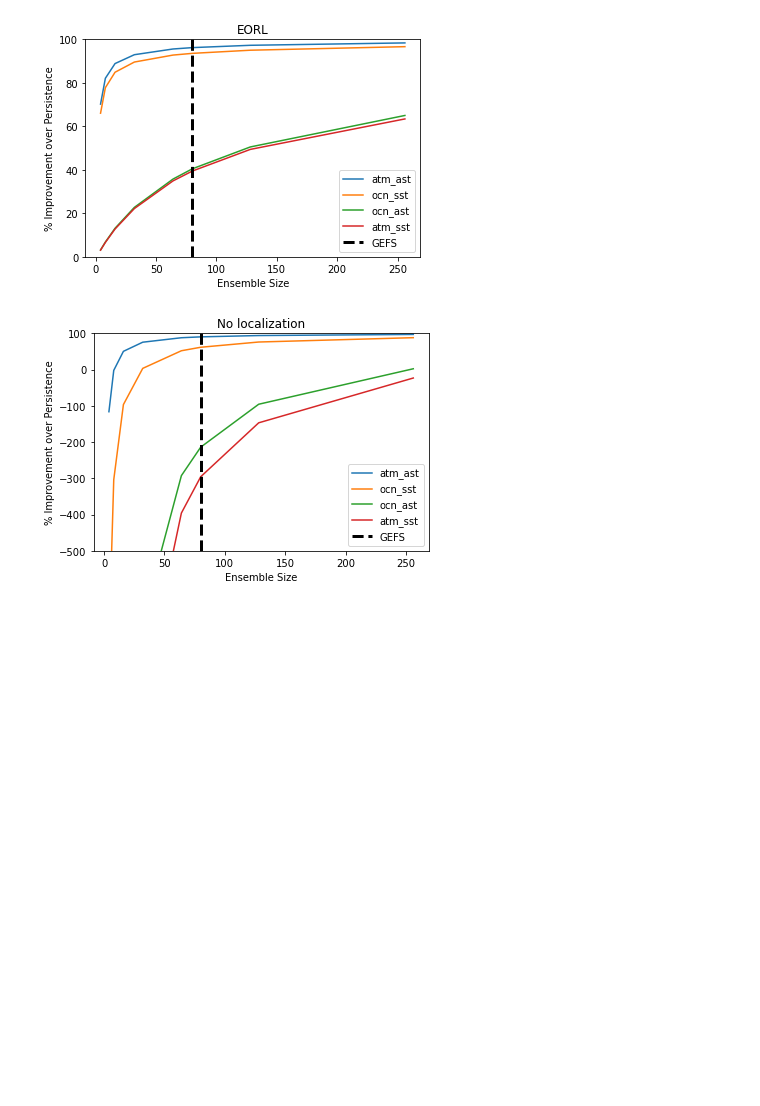
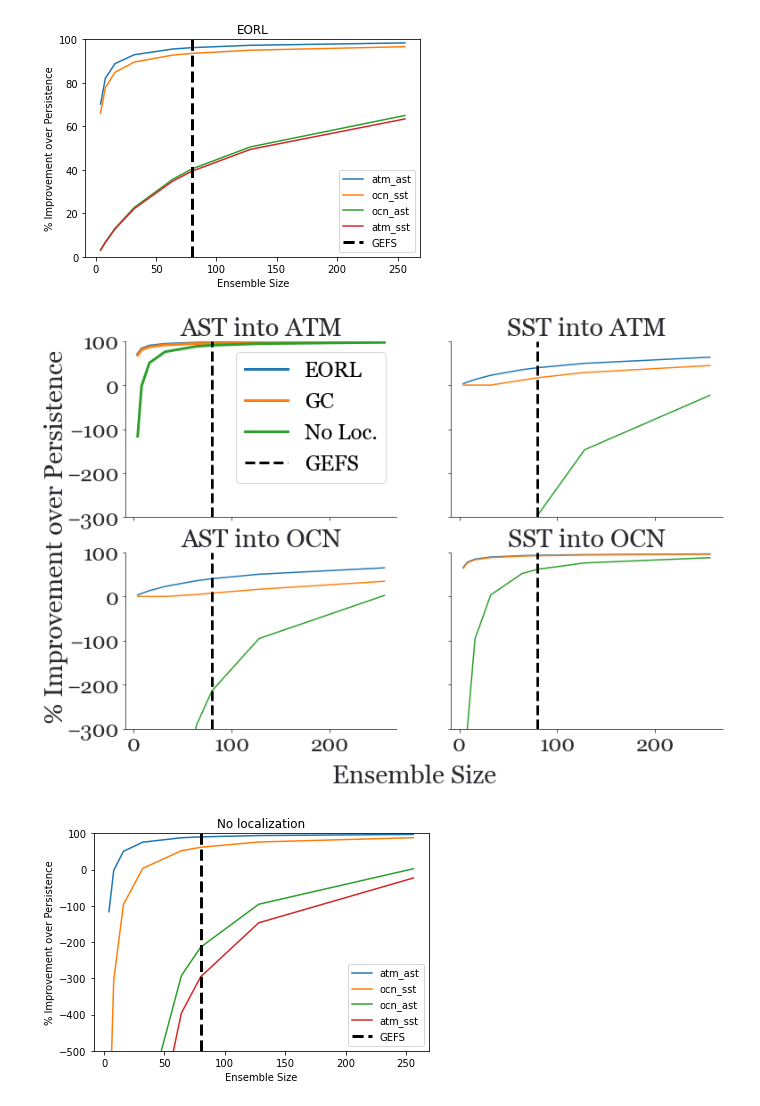
Before and after one commit to NOAA-PSL/obs_loc_for_scda, a Jupyter notebook: notebooks/opt_loc_by_ens_size.ipynb, the cells around one changed output. Cells and saved outputs as stored; diff of their text form; code cells hidden in the pictures; blank space fills up the shorter version.

```diff
--- a/notebooks/opt_loc_by_ens_size.ipynb
+++ b/notebooks/opt_loc_by_ens_size.ipynb
@@ -19,6 +19,12 @@ proj_dir = '/Users/zstanley/Documents/git_repos/obs_loc_for_scda/'
 plot_dir = proj_dir + '/plots/global_maps/opt_loc/'
 my_data_dir = proj_dir + '/my_data/20151206.030000/'
 nb_dir = proj_dir + '/notebooks/'
+# %%
+# Define colors
+raisin_black = [45/256, 42/256, 50/256]
+heliotrope_gray = [162/256, 155/256, 171/256]
+pacific_blue = [37/256, 162/256, 192/256]
+deep_saffron = [255/256, 145/256, 51/256]
 # %%
 def get_filenum(filename):
   match_obj = re.search('(?<=opt_loc_global_Ne).*(?=\.nc)', filename)
@@ -37,15 +43,17 @@ def preprocess(ds):
   return dsnew
 # %%
 ds =  xr.open_mfdataset(my_data_dir+'/opt_loc_global_Ne*.nc', autoclose=True, preprocess=preprocess)
+# %%
+mask = ds['error_unloc_ocn_sst'] == 0
 # %%
 keys = list(ds.data_vars)
-for ii in (0,12):
+for ii in (0,4,10,12):
     ds[keys[ii]+'_relative'] = 1 - ds[keys[ii]]/ds[keys[14]]
-for ii in (1, 13):
+for ii in (1,5,11,13):
     ds[keys[ii]+'_relative'] = 1 - ds[keys[ii]]/ds[keys[15]]
-for ii in (16,28):
+for ii in (16,20,26,28):
     ds[keys[ii]+'_relative'] = 1 - ds[keys[ii]]/ds[keys[30]]
-for ii in (17,29):
+for ii in (17,21,27,29):
     ds[keys[ii]+'_relative'] = 1 - ds[keys[ii]]/ds[keys[31]]
 
 keys2 = list(ds.data_vars)
@@ -73,6 +81,61 @@ plt.savefig(plot_dir+'eorl_vs_enssize.png')
 plt.show()
 # %% [output]
 [figure]
+# %%
+## Create subplots
+fig, axs = plt.subplots(nrows=2, ncols=2, sharex=True, sharey=True)
+
+# AST into ATM
+axs[0,0].plot(ds['ens_size'].values, 100*ds['error_eorl_atm_ast_relative_median'].values, linewidth=3, label='EORL')
+axs[0,0].plot(ds['ens_size'].values, 100*ds['error_gcr_atm_ast_relative_median'].values, linewidth=3, label='GC')
+axs[0,0].plot(ds['ens_size'].values, 100*ds['error_unloc_atm_ast_relative_median'].values, linewidth=3, label='No Loc.')
+axs[0,0].axvline(80, color='k', linestyle='--', linewidth=3, label = 'GEFS')
+
+# SST into ATM
+axs[0,1].plot(ds['ens_size'].values, 100*ds['error_eorl_atm_sst_relative_median'].values)
+axs[0,1].plot(ds['ens_size'].values, 100*ds['error_gcr_atm_sst_relative_median'].values)
+axs[0,1].plot(ds['ens_size'].values, 100*ds['error_unloc_atm_sst_relative_median'].values)
+axs[0,1].axvline(80, color='k', linestyle='--', linewidth=3)
+
+# AST into OCN
+axs[1,0].plot(ds['ens_size'].values, 100*ds['error_eorl_ocn_ast_relative_median'].values)
+axs[1,0].plot(ds['ens_size'].values, 100*ds['error_gcr_ocn_ast_relative_median'].values)
+axs[1,0].plot(ds['ens_size'].values, 100*ds['error_unloc_ocn_ast_relative_median'].values)
+axs[1,0].axvline(80, color='k', linestyle='--', linewidth=3)
+
+# SST into OCN
+axs[1,1].plot(ds['ens_size'].values, 100*ds['error_eorl_ocn_sst_relative_median'].values)
+axs[1,1].plot(ds['ens_size'].values, 100*ds['error_gcr_ocn_sst_relative_median'].values)
+axs[1,1].plot(ds['ens_size'].values, 100*ds['error_unloc_ocn_sst_relative_median'].values)
+axs[1,1].axvline(80, color='k', linestyle='--', linewidth=3)
+
+# Titles
+fig.supylabel('% Improvement over Persistence', color=raisin_black)
+fig.supxlabel('Ensemble Size', color=raisin_black)
+axs[0,0].legend()
+axs[0,0].set_title('AST into ATM', color=raisin_black)
+axs[0,1].set_title('SST into ATM', color=raisin_black)
+axs[1,0].set_title('AST into OCN', color=raisin_black)
+axs[1,1].set_title('SST into OCN', color=raisin_black)
+
+# Adjust aesthetics
+for ax in axs.reshape(-1):
+    ax.set_ylim([-300, 100])
+    ax.spines['bottom'].set_color(raisin_black)
+    ax.spines['top'].set_visible(False)
+    ax.spines['right'].set_visible(False)
+    ax.spines['left'].set_color(raisin_black)
+    ax.xaxis.label.set_color(raisin_black)
+    ax.yaxis.label.set_color(raisin_black)
+    ax.tick_params(colors=raisin_black, which='both')
+
+plt.rcParams['figure.figsize'] = [12,8]
+plt.rcParams.update({'font.sans-serif':'Georgia'})
+plt.rcParams.update({'font.size':24})
+plt.savefig(plot_dir+'/ast_sst_rloc_errors_vs_ens_size.png',  bbox_inches='tight')
+plt.show()
+# %% [output]
+[figure, added]
 # %%
 plt.plot(ds['ens_size'].values, 100*ds['error_unloc_atm_ast_relative_median'].values, label='atm_ast')
 plt.plot(ds['ens_size'].values, 100*ds['error_unloc_ocn_sst_relative_median'].values, label='ocn_sst')
```
